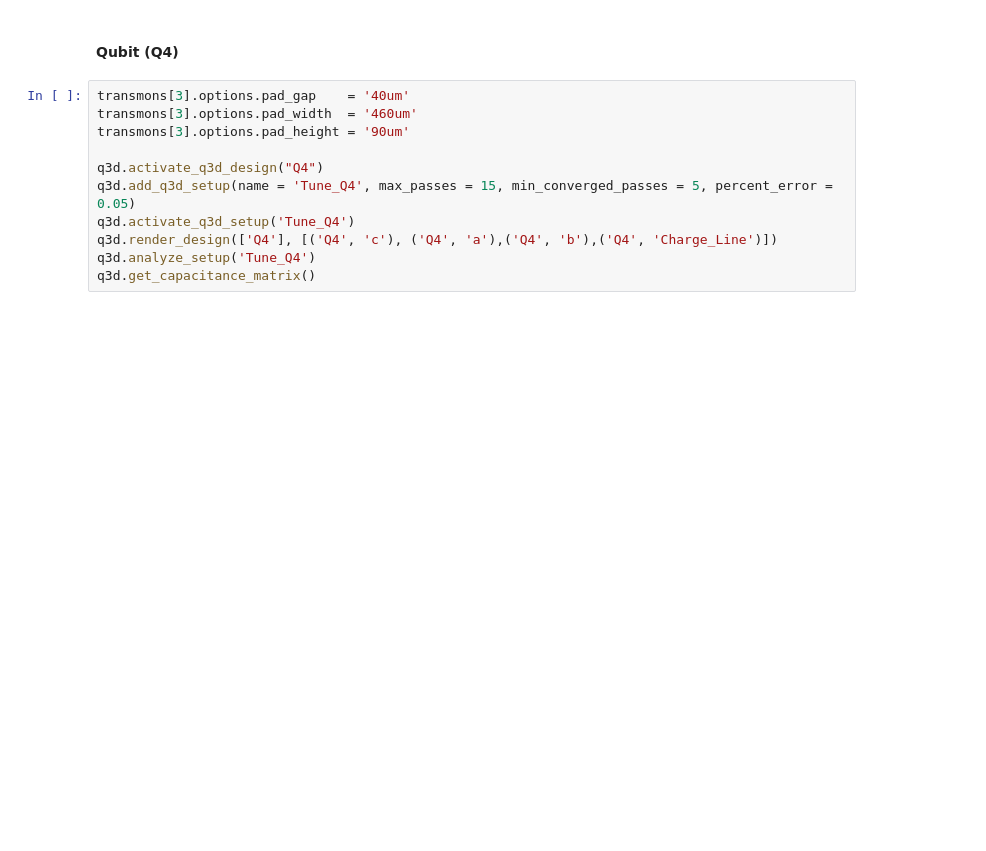
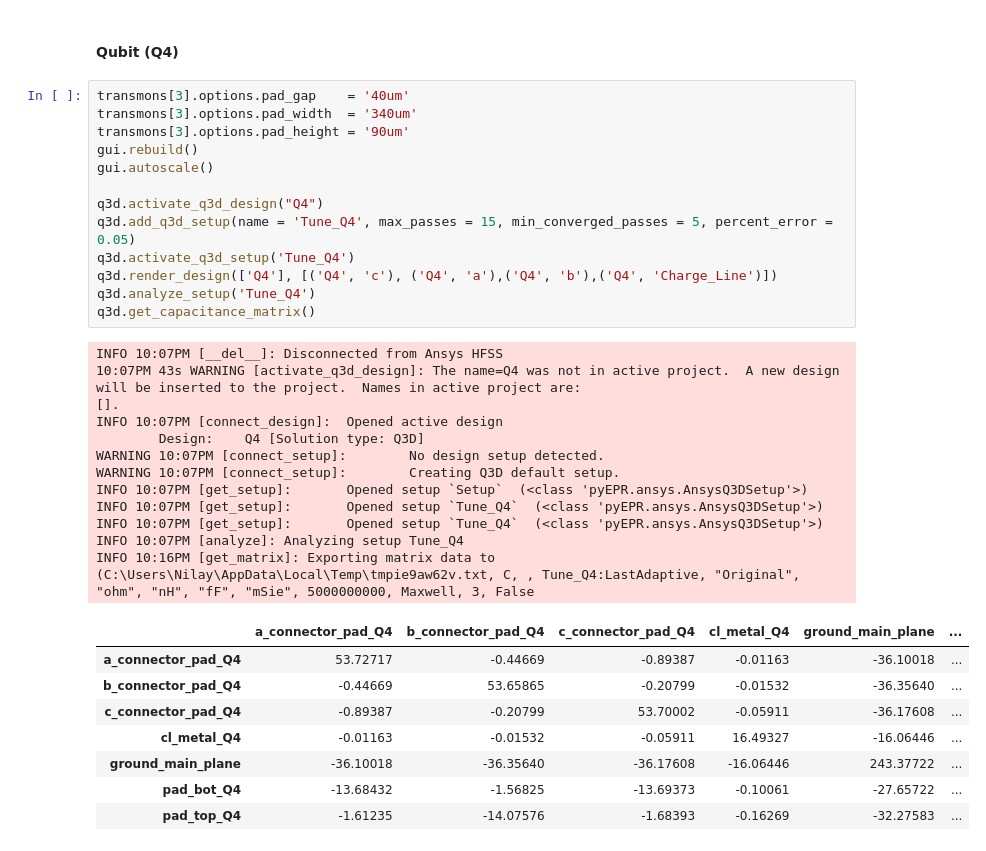
Before and after one commit to AbeerVaishnav13/qiskit-metal-qubit-design, a Jupyter notebook: design1_Q1_analysis.ipynb, the cells around one changed output. Saved outputs shown, nothing was run; the diff lists cells and outputs as text; blank space fills up the shorter version.

```diff
--- a/design1_Q1_analysis.ipynb
+++ b/design1_Q1_analysis.ipynb
@@ -372,15 +501,38 @@ q3d.plot_convergence_chi(Q3_lom)
 #### Qubit (Q4)
 # %%
 transmons[3].options.pad_gap    = '40um'
-transmons[3].options.pad_width  = '460um'
+transmons[3].options.pad_width  = '340um'
 transmons[3].options.pad_height = '90um'
+gui.rebuild()
+gui.autoscale()
 
 q3d.activate_q3d_design("Q4")
 q3d.add_q3d_setup(name = 'Tune_Q4', max_passes = 15, min_converged_passes = 5, percent_error = 0.05)
 q3d.activate_q3d_setup('Tune_Q4')
 q3d.render_design(['Q4'], [('Q4', 'c'), ('Q4', 'a'),('Q4', 'b'),('Q4', 'Charge_Line')])
 q3d.analyze_setup('Tune_Q4')
 q3d.get_capacitance_matrix()
+# %% [output]
+INFO 10:07PM [__del__]: Disconnected from Ansys HFSS
+10:07PM 43s WARNING [activate_q3d_design]: The name=Q4 was not in active project.  A new design will be inserted to the project.  Names in active project are:
+[].
+INFO 10:07PM [connect_design]:  Opened active design
+        Design:    Q4 [Solution type: Q3D]
+WARNING 10:07PM [connect_setup]:        No design setup detected.
+WARNING 10:07PM [connect_setup]:        Creating Q3D default setup.
+INFO 10:07PM [get_setup]:       Opened setup `Setup`  (<class 'pyEPR.ansys.AnsysQ3DSetup'>)
+INFO 10:07PM [get_setup]:       Opened setup `Tune_Q4`  (<class 'pyEPR.ansys.AnsysQ3DSetup'>)
+INFO 10:07PM [get_setup]:       Opened setup `Tune_Q4`  (<class 'pyEPR.ansys.AnsysQ3DSetup'>)
+INFO 10:07PM [analyze]: Analyzing setup Tune_Q4
+INFO 10:16PM [get_matrix]: Exporting matrix data to (C:\Users\Nilay\AppData\Local\Temp\tmpie9aw62v.txt, C, , Tune_Q4:LastAdaptive, "Original", "ohm", "nH", "fF", "mSie", 5000000000, Maxwell, 3, False
+|  | a_connector_pad_Q4 | b_connector_pad_Q4 | c_connector_pad_Q4 | cl_metal_Q4 | ground_main_plane | ... |
+| a_connector_pad_Q4 | 53.72717 | -0.44669 | -0.89387 | -0.01163 | -36.10018 | ... |
+| b_connector_pad_Q4 | -0.44669 | 53.65865 | -0.20799 | -0.01532 | -36.35640 | ... |
+| c_connector_pad_Q4 | -0.89387 | -0.20799 | 53.70002 | -0.05911 | -36.17608 | ... |
+| cl_metal_Q4 | -0.01163 | -0.01532 | -0.05911 | 16.49327 | -16.06446 | ... |
+| ground_main_plane | -36.10018 | -36.35640 | -36.17608 | -16.06446 | 243.37722 | ... |
+| pad_bot_Q4 | -13.68432 | -1.56825 | -13.69373 | -0.10061 | -27.65722 | ... |
+| pad_top_Q4 | -1.61235 | -14.07576 | -1.68393 | -0.16269 | -32.27583 | ... |
 # %%
 Q4_lom = q3d.lumped_oscillator_vs_passes(12, 1, 4, 7.4, [5.25, 5.15, 5.3], 15)
 q3d.plot_convergence_main(Q4_lom)
```
Also changed, not shown: parts of 8 cells of this notebook.
